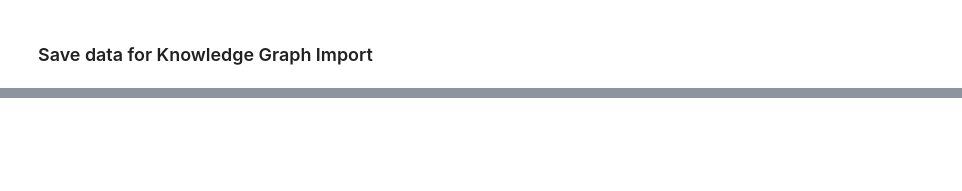
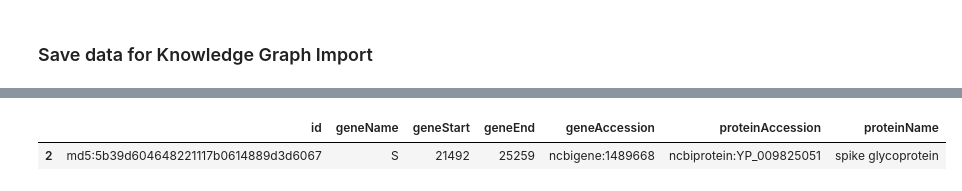
Before and after one commit to covid-19-net/covid-19-community, a Jupyter notebook: notebooks/dataprep/01b-NCBIGeneProtein.ipynb, the cells around one changed output, grey strips where cells are left out. Cells and saved outputs as stored; diff of their text form; code cells hidden in the pictures; blank space fills up the shorter version.

```diff
--- a/notebooks/dataprep/01b-NCBIGeneProtein.ipynb
+++ b/notebooks/dataprep/01b-NCBIGeneProtein.ipynb
@@ -203,0 +234,5 @@ df.head(100)
+# %%
+df.query("proteinAccession == 'ncbiprotein:YP_009825051'") # protein name not connected to protein
+# %% [output]
+|  | id | geneName | geneStart | geneEnd | geneAccession | proteinAccession | proteinName |
+| 2 | md5:5b39d604648221117b0614889d3d6067 | S | 21492 | 25259 | ncbigene:1489668 | ncbiprotein:YP_009825051 | spike glycoprotein |
```
Also changed, not shown: parts of 12 cells of this notebook, 7 other files.
